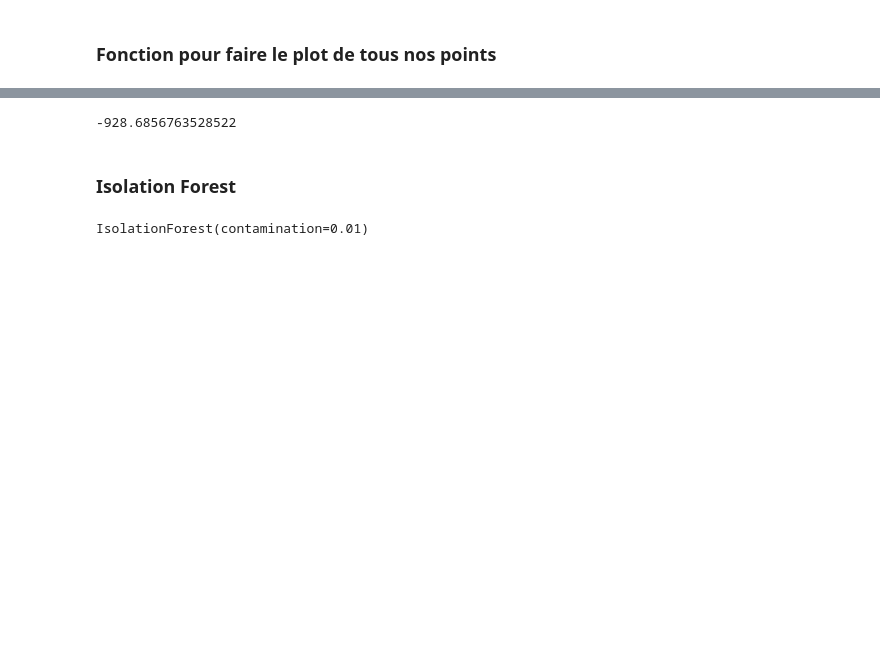
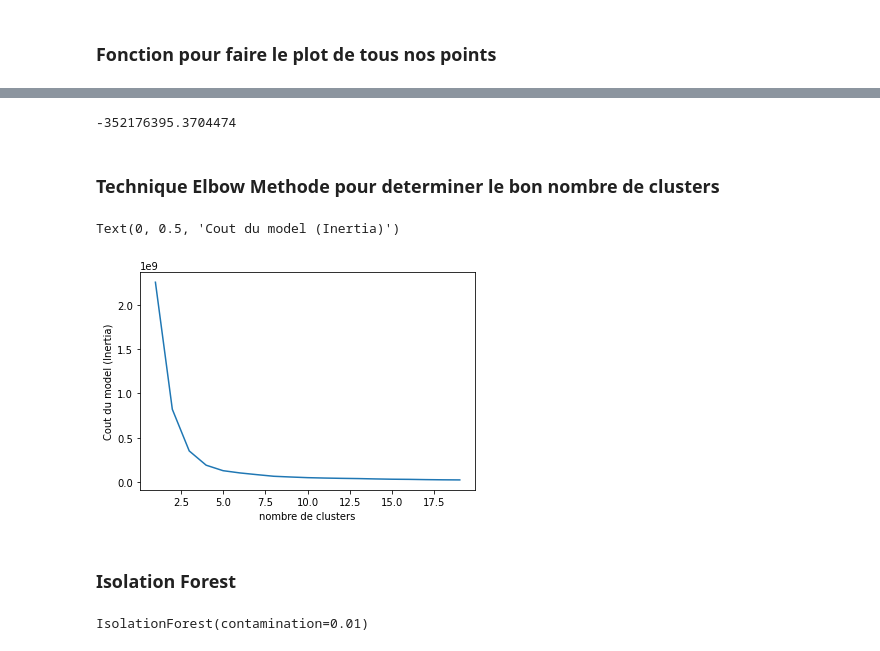
Before and after one commit to pfolaa/fraud_detection, a Jupyter notebook: fraud_detection_01.ipynb, the cells around one changed output, grey strips where cells are left out. Drawn from its saved outputs; the diff is of its cells as text; code cells hidden in the pictures; blank space fills up the shorter version.

```diff
--- a/fraud_detection_01.ipynb
+++ b/fraud_detection_01.ipynb
@@ -3931,3 +3598,9 @@ res_x_train[650]
+# %%
+# concatener la liste des dataframes res_x_train en un seul DF
+df_res_x_train = pd.concat(res_x_train, axis=0)
+# %%
+# convertir ce dataframe en liste pour la passer au standardscaler
+list_df_x_train = df_res_x_train.values.tolist()
 # %%
 from sklearn.preprocessing import StandardScaler
 #Scaled_data = StandardScaler().fit_transform(list_resultats)
@@ -4018,9 +3738,25 @@ kmeans.inertia_
 # %%
-kmeans.score(cleanedList)
+kmeans.score(list_df_x_train)
 # %% [output]
--928.6856763528522
+-352176395.3704474
 # %%
 #plt.scatter(cleanedList[:,0], cleanedList[:,1], c=kmeans.predict(cleanedList))
+# %% [markdown]
+### Technique Elbow Methode pour determiner le bon nombre de clusters
+# %%
+inertia = []
+K_range = range(1, 20)
+for k in K_range:
+  model = KMeans(n_clusters=k).fit(list_df_x_train)
+  inertia.append(model.inertia_)
+# %%
+plt.plot(K_range, inertia)
+plt.xlabel("nombre de clusters")
+plt.ylabel("Cout du model (Inertia)")
+# selon le graphe on a une zone de coude pour un nombre de clusters = 3 ou 4
+# %% [output]
+Text(0, 0.5, 'Cout du model (Inertia)')
+[figure, added]
 # %% [markdown]
 ### Isolation Forest
 # %%
```
Also changed, not shown: parts of 41 cells of this notebook.
